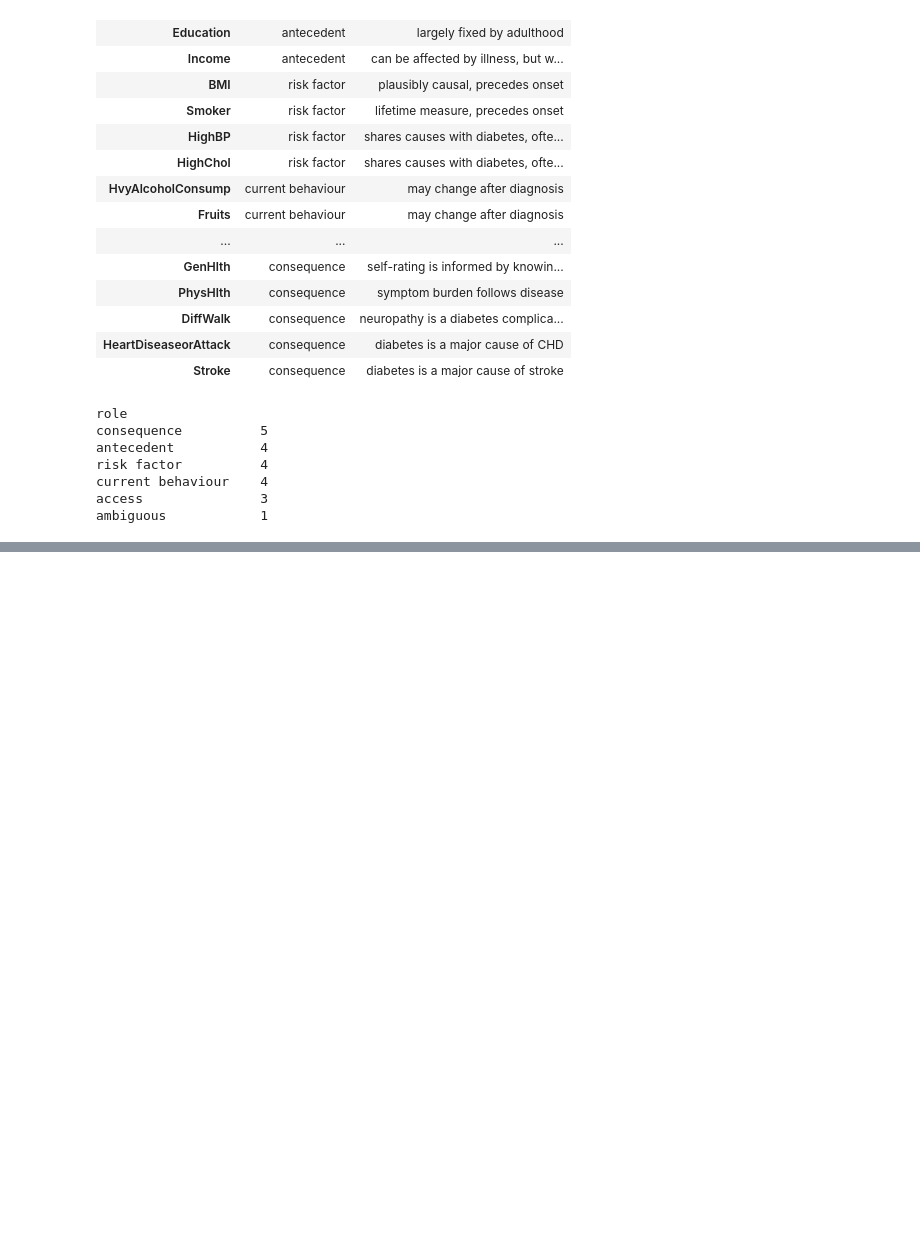
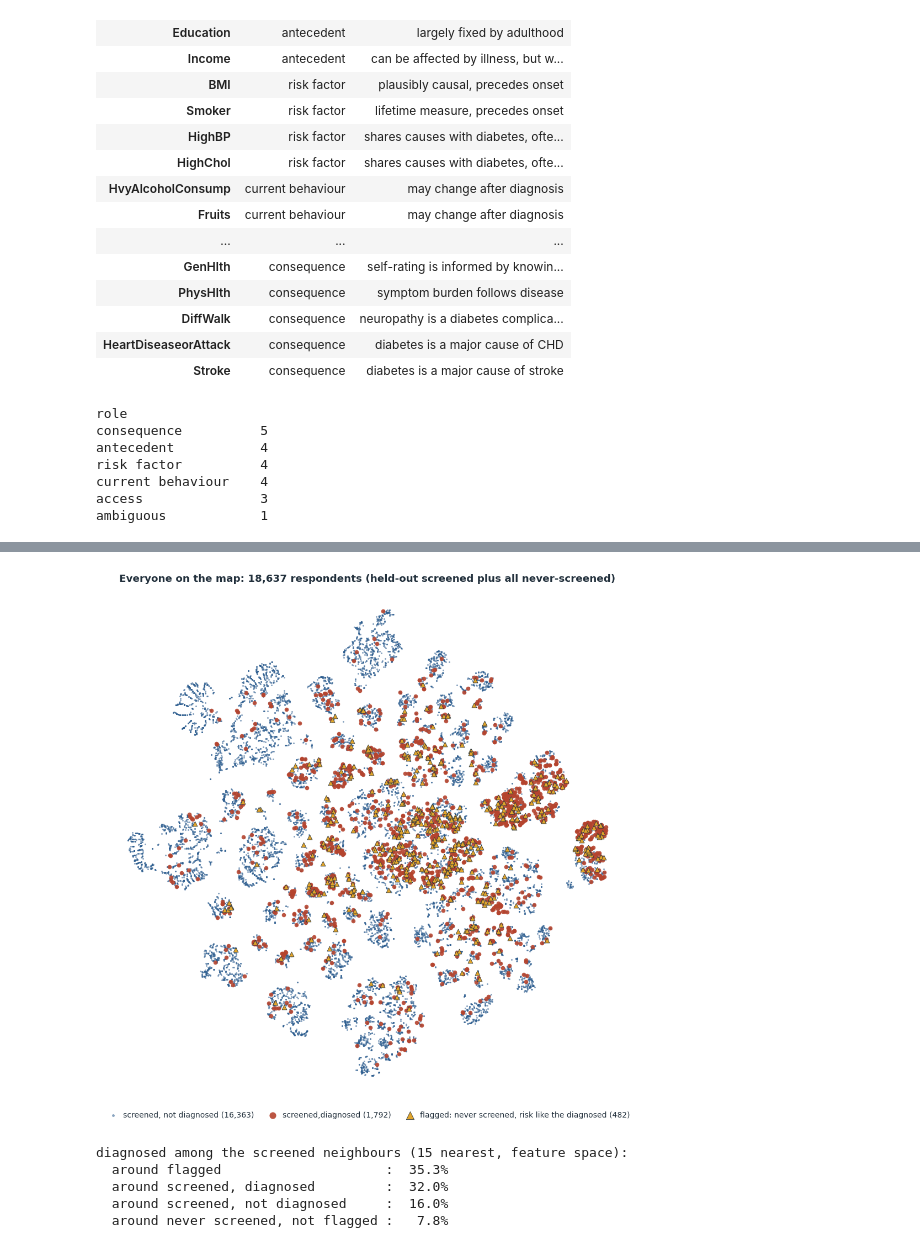
Before and after one commit to Lone-Wolfgang/brfss2015-diabetes-eda, a Jupyter notebook: Lab1/WolfgangKlein.ipynb, the cells around one changed output, grey strips where cells are left out. Saved outputs shown, nothing was run; the diff lists cells and outputs as text; code cells hidden in the pictures; blank space fills up the shorter version.

```diff
--- a/Lab1/WolfgangKlein.ipynb
+++ b/Lab1/WolfgangKlein.ipynb
@@ -1823,0 +1696,50 @@ across hardware.
+# %%
+from sklearn.preprocessing import StandardScaler
+from sklearn.manifold import TSNE
+from sklearn.neighbors import NearestNeighbors
+
+on_map = te | never
+scaler = StandardScaler().fit(Xr[is_["train"]])
+Z      = scaler.transform(Xr[on_map])
+emb    = TSNE(n_components=2, perplexity=30, init="pca", learning_rate="auto",
+              random_state=SEED, n_jobs=-1).fit_transform(Z)
+
+MAP = {"dx": "#b5442e", "nodx": "#2c5d8f", "flag": "#e2a52b"}     # explorer colours
+dx, fl = y[on_map] == 1, flagged[on_map]
+
+fig, ax = plt.subplots(figsize=(10, 9.8))
+ax.scatter(*emb[~dx & ~fl].T, s=4, c=MAP["nodx"], alpha=.55, lw=0,
+           label=f"screened, not diagnosed ({(~dx & ~fl).sum():,})")
+
+ax.scatter(*emb[dx].T, s=25, c=MAP["dx"], alpha=.9, lw=0,
+           label=f"screened,diagnosed ({dx.sum():,})")
+ax.scatter(*emb[fl].T, s=34, marker="^", c=MAP["flag"], edgecolors=PALETTE["ink"], lw=.5,
+           label=f"flagged: never screened, risk like the diagnosed ({fl.sum():,})")
+ax.set_aspect("equal"); ax.set_xticks([]); ax.set_yticks([]); ax.grid(visible=False)
+for s in ax.spines.values():
+    s.set_visible(False)
+ax.set_title(f"Everyone on the map: {on_map.sum():,} respondents "
+             f"(held-out screened plus all never-screened)")
+ax.legend(loc="upper center", bbox_to_anchor=(.5, -.01), ncol=3, markerscale=1.6,
+          fontsize=9.2, handletextpad=.3, columnspacing=1.4)
+plt.tight_layout(); plt.show()
+
+# who the flagged resemble: for each group, the share diagnosed among the screened
+# respondents in its members' 15 nearest neighbours (feature space, not map distance)
+K   = 15
+nb  = NearestNeighbors(n_neighbors=K + 1).fit(Z).kneighbors(Z, return_distance=False)[:, 1:]
+tm, pm = te[on_map], is_["production"][on_map]
+def nbr_dx(mask):
+    n = nb[mask]
+    return 100 * (tm[n] & dx[n]).sum() / tm[n].sum()
+print(f"diagnosed among the screened neighbours ({K} nearest, feature space):")
+for lab, m in [("flagged", fl), ("screened, diagnosed", tm & dx),
+               ("screened, not diagnosed", tm & ~dx), ("never screened, not flagged", pm & ~fl)]:
+    print(f"  around {lab:<28}: {nbr_dx(m):5.1f}%")
+# %% [output]
+[figure, added]
+diagnosed among the screened neighbours (15 nearest, feature space):
+  around flagged                     :  35.3%
+  around screened, diagnosed         :  32.0%
+  around screened, not diagnosed     :  16.0%
+  around never screened, not flagged :   7.8%
```
Also changed, not shown: parts of 15 cells of this notebook.
